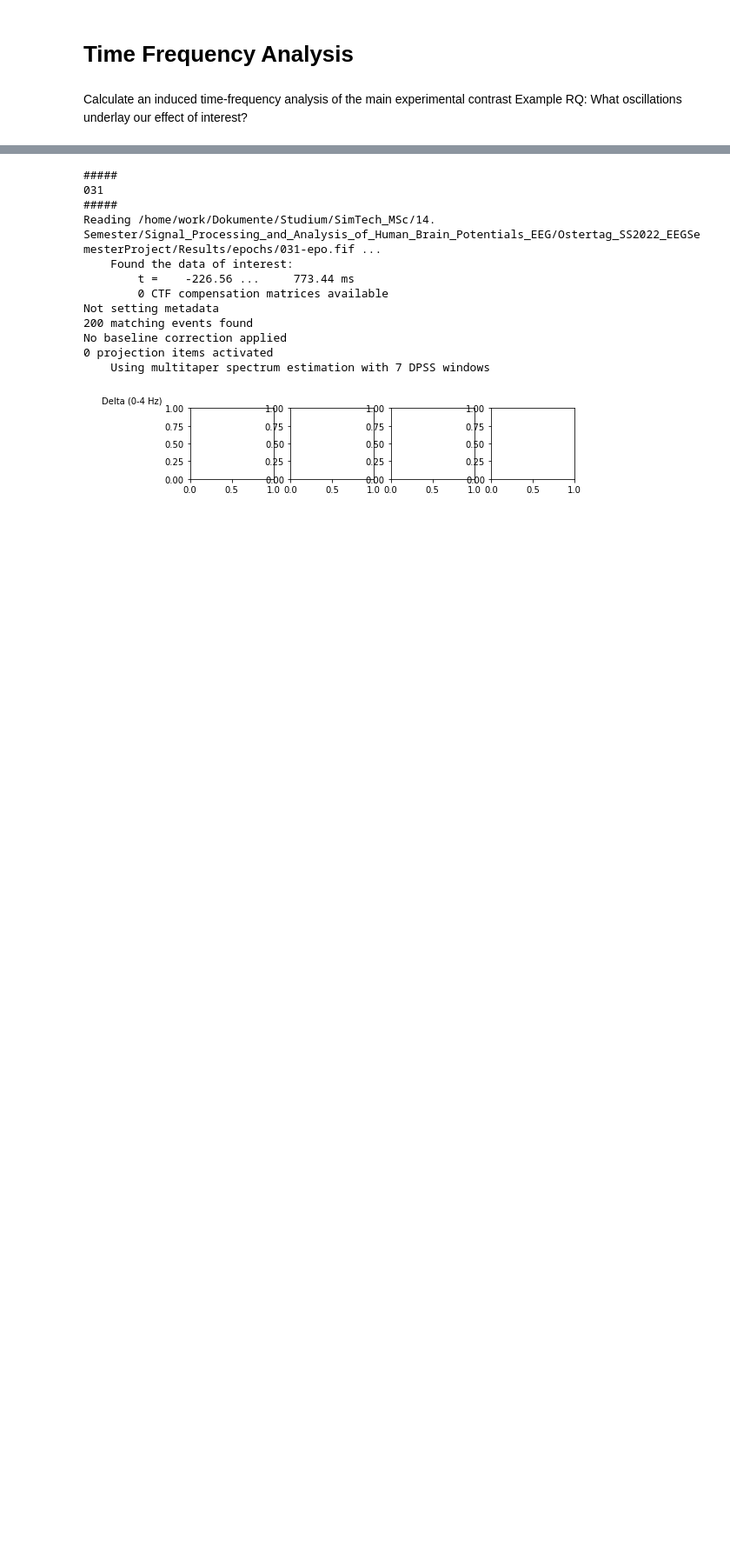
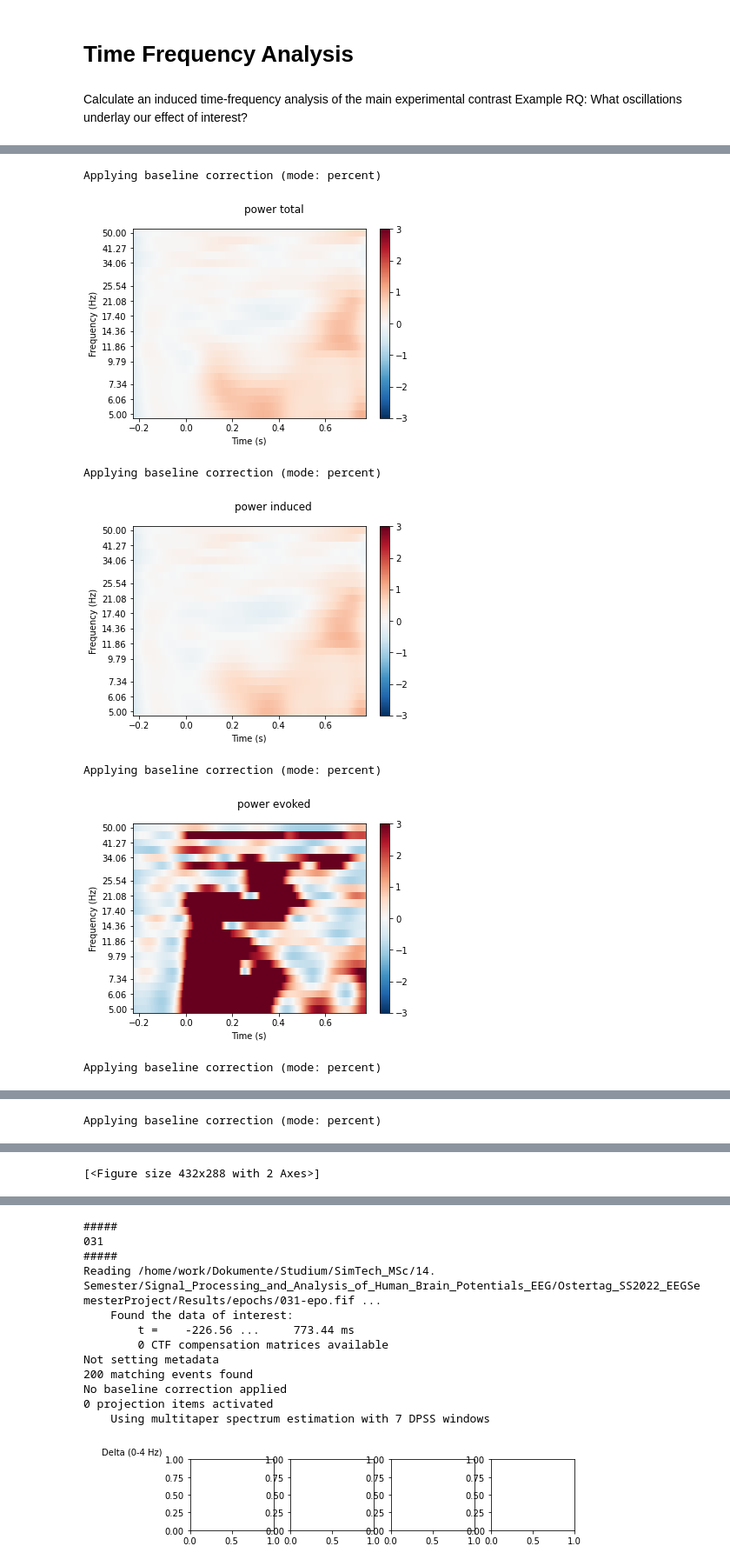
Before and after one commit to MagnusOstertag/Ostertag_SS2022_EEGSemesterProject, a Jupyter notebook: time_frequency.ipynb, the cells around one changed output, grey strips where cells are left out. Shown: that part at 87% size. Drawn from its saved outputs; the diff is of its cells as text; code cells hidden in the pictures; blank space fills up the shorter version.

```diff
--- a/time_frequency.ipynb
+++ b/time_frequency.ipynb
@@ -36,0 +81,6 @@ import configuration
+# %%
+epochs_induced = epochs.copy()
+epochs_induced.subtract_evoked()
+
+power_induced = mne.time_frequency.tfr_morlet(epochs_induced, freqs=freqs, n_cycles=n_cycles, return_itc=False,n_jobs=1,average=True,picks=configuration.pick)
+power_induced
@@ -36,0 +91,21 @@ import configuration
+# %%
+%matplotlib inline
+power_evoked = mne.combine_evoked([power_total,power_induced],weights=[1,-1])
+
+mode = "percent"
+bsl = [-0.2,0]
+cmin = -3
+cmax = -cmin
+power_total.plot(baseline=bsl,mode=mode,picks=configuration.pick,vmin=cmin,vmax=cmax,title='power total')
+power_induced.plot(baseline=bsl,mode=mode,picks=configuration.pick,vmin=cmin,vmax=cmax,title='power induced')
+power_evoked.plot(baseline=bsl,mode=mode,picks=configuration.pick,vmin=cmin,vmax=cmax,title='power evoked');
+power_evoked.plot(baseline=bsl,mode=mode,picks=configuration.pick,vmin=-20,vmax=20,title='power evoked vmax=20');
+power_total.plot(baseline=bsl,mode=mode,picks=configuration.pick,vmin=-1,vmax=1,title='power total vmax=1')
+# %% [output]
+Applying baseline correction (mode: percent)
+[figure, added]
+Applying baseline correction (mode: percent)
+[figure, added]
+Applying baseline correction (mode: percent)
+[figure, added]
+Applying baseline correction (mode: percent)
@@ -36,0 +113 @@ import configuration
+Applying baseline correction (mode: percent)
@@ -36,0 +115 @@ import configuration
+[<Figure size 432x288 with 2 Axes>]
```
Also changed, not shown: parts of 11 cells of this notebook.
